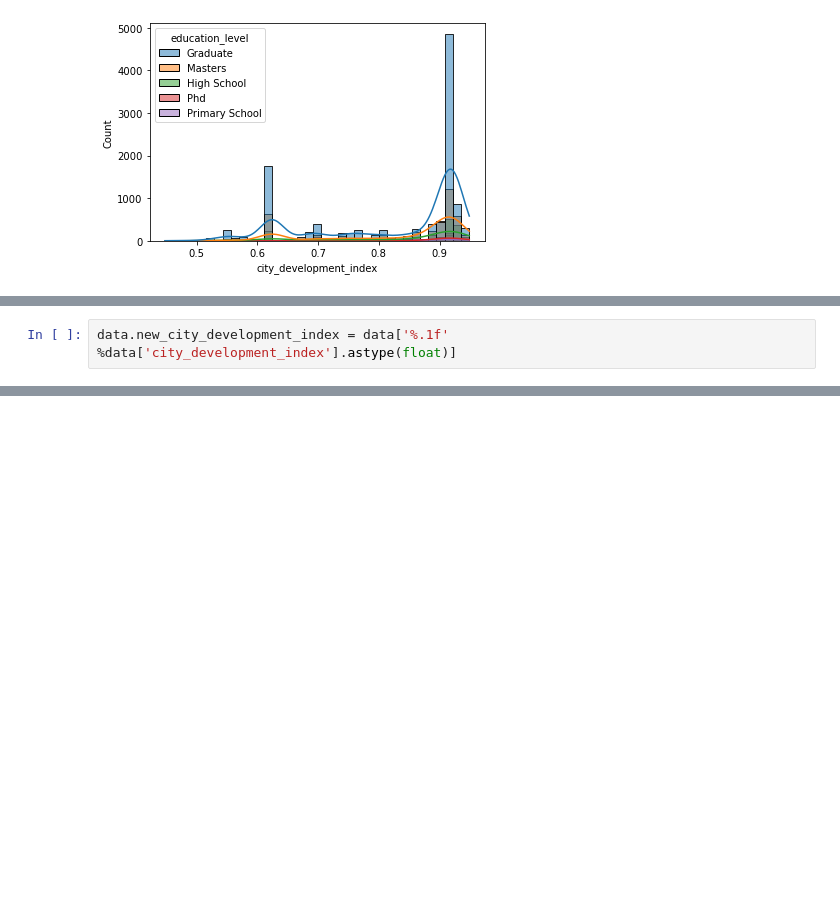
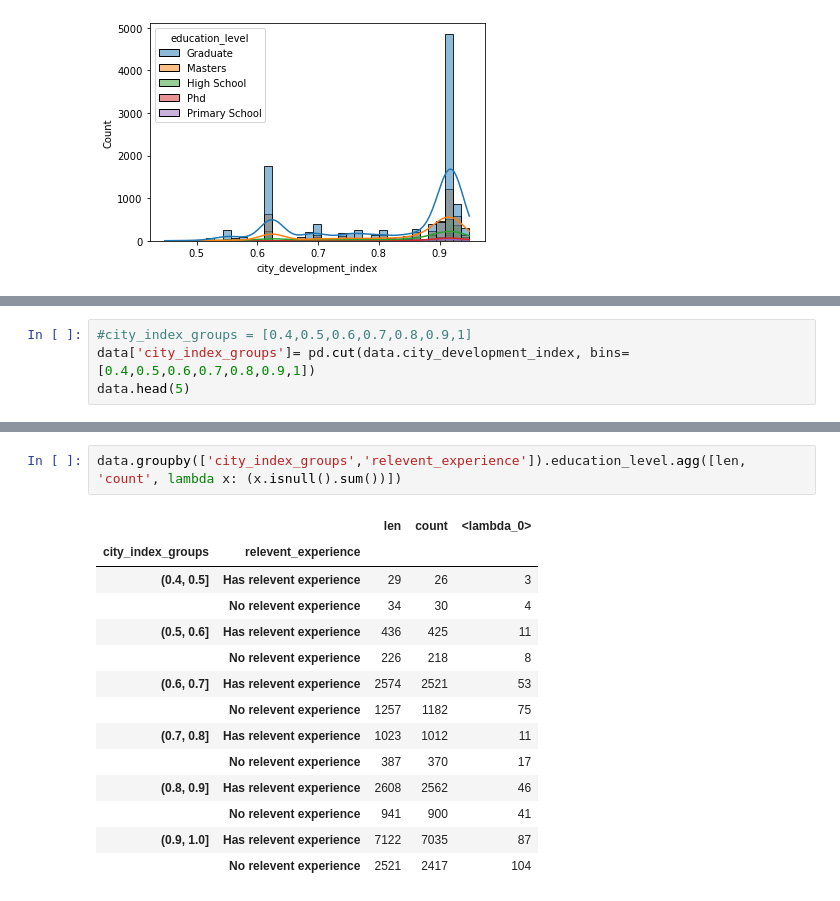
Before and after one commit to honghanhh/py40a12l2, a Jupyter notebook: assignments/classification/Trang Job change predictions.ipynb, the cells around one changed output, grey strips where cells are left out. Saved outputs shown, nothing was run; the diff lists cells and outputs as text; blank space fills up the shorter version.

```diff
--- a/assignments/classification/Trang Job change predictions.ipynb
+++ b/assignments/classification/Trang Job change predictions.ipynb
@@ -143,2 +121,0 @@ data.pivot_table(index = 'city_development_index',
-# %%
-data.new_city_development_index = data['%.1f' %data['city_development_index'].astype(float)]
@@ -146,0 +136,4 @@ TypeError: cannot convert the series to <class 'float'>
+# %%
+#city_index_groups = [0.4,0.5,0.6,0.7,0.8,0.9,1]
+data['city_index_groups']= pd.cut(data.city_development_index, bins=[0.4,0.5,0.6,0.7,0.8,0.9,1])
+data.head(5)
@@ -146,0 +147,17 @@ TypeError: cannot convert the series to <class 'float'>
+# %%
+data.groupby(['city_index_groups','relevent_experience']).education_level.agg([len, 'count', lambda x: (x.isnull().sum())])
+# %% [output]
+|  |  | len | count | <lambda_0> |
+| city_index_groups | relevent_experience |  |  |  |
+| (0.4, 0.5] | Has relevent experience | 29 | 26 | 3 |
+|  | No relevent experience | 34 | 30 | 4 |
+| (0.5, 0.6] | Has relevent experience | 436 | 425 | 11 |
+|  | No relevent experience | 226 | 218 | 8 |
+| (0.6, 0.7] | Has relevent experience | 2574 | 2521 | 53 |
+|  | No relevent experience | 1257 | 1182 | 75 |
+| (0.7, 0.8] | Has relevent experience | 1023 | 1012 | 11 |
+|  | No relevent experience | 387 | 370 | 17 |
+| (0.8, 0.9] | Has relevent experience | 2608 | 2562 | 46 |
+|  | No relevent experience | 941 | 900 | 41 |
+| (0.9, 1.0] | Has relevent experience | 7122 | 7035 | 87 |
+|  | No relevent experience | 2521 | 2417 | 104 |
```
Also changed, not shown: parts of 25 cells of this notebook, 3 other files.
